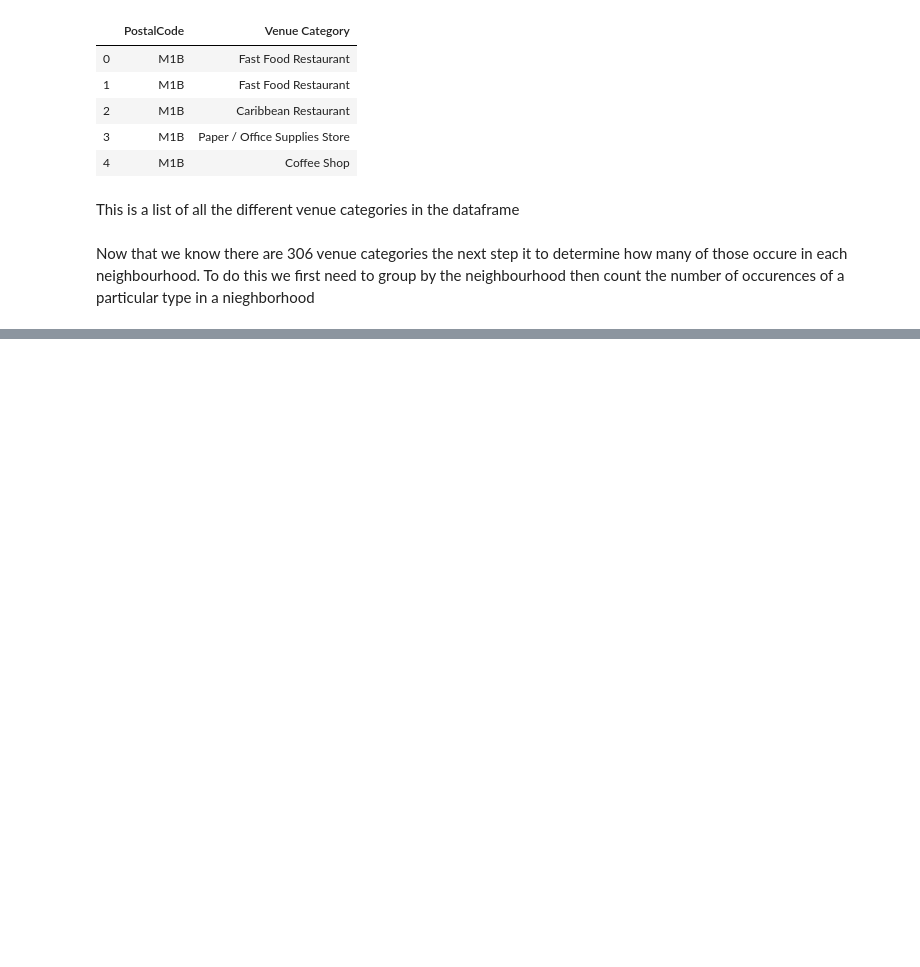
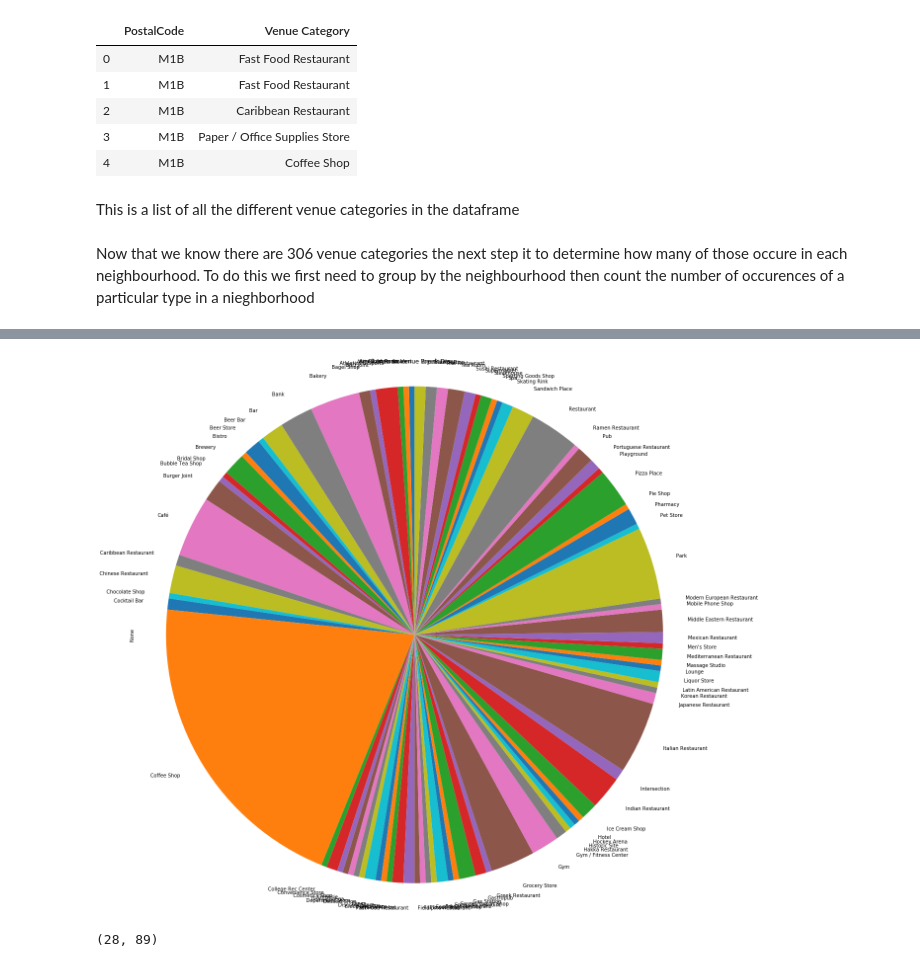
Before and after one commit to williamngana/Coursera_Capstone, a Jupyter notebook: Similar Hood.ipynb, the cells around one changed output, grey strips where cells are left out. Saved outputs shown, nothing was run; the diff lists cells and outputs as text; code cells hidden in the pictures; blank space fills up the shorter version.

```diff
--- a/Similar Hood.ipynb
+++ b/Similar Hood.ipynb
@@ -206,0 +319,18 @@ labels = km.labels_
+# %%
+cluster_2=merged_df.loc[merged_df['Cluster Labels'] == 1, merged_df.columns[list(range(5, merged_df.shape[1]))]]
+cluster_2=cluster_2.loc[:, cluster_2.any(axis=0)]
+cluster_2.T.sum(axis=1).plot(kind='pie',
+                            figsize=(20, 20),
+                            startangle=90,
+                           )
+
+plt.title('Cluster on Venue Break Down')
+plt.axis('equal') # Sets the pie chart to look like a circle.
+
+plt.show()
+# %% [output]
+[figure, added]
+# %%
+cluster_2.shape
+# %% [output]
+(28, 89)
```
Also changed, not shown: parts of 29 cells of this notebook, 8 other files.
